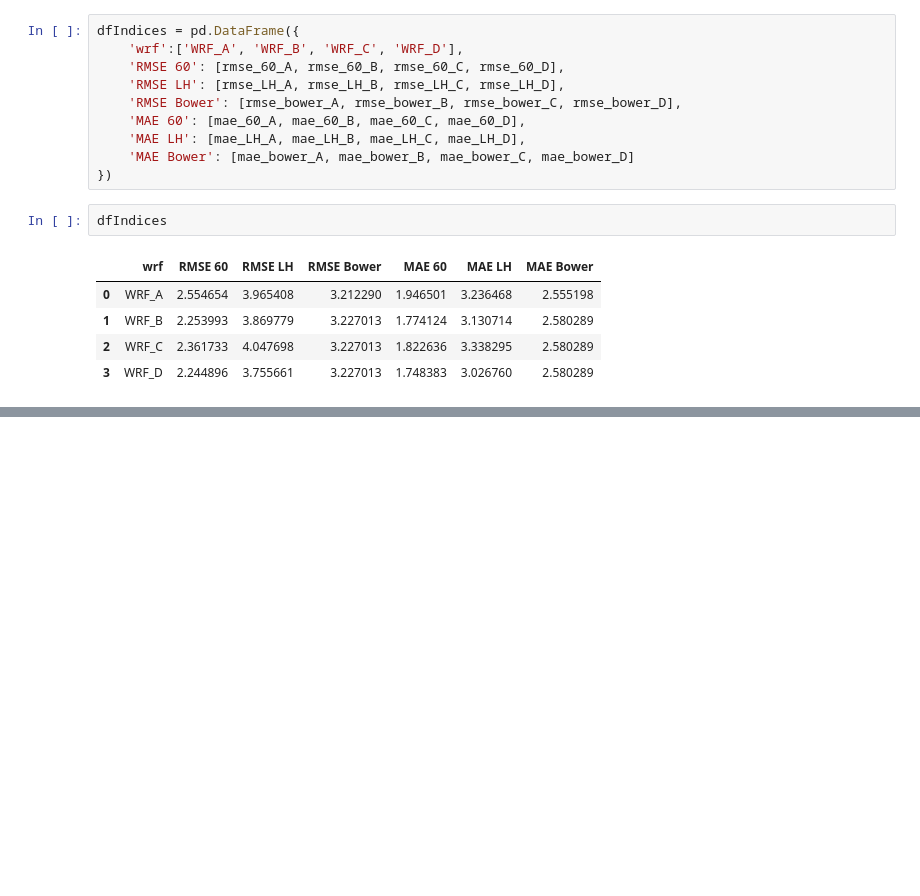
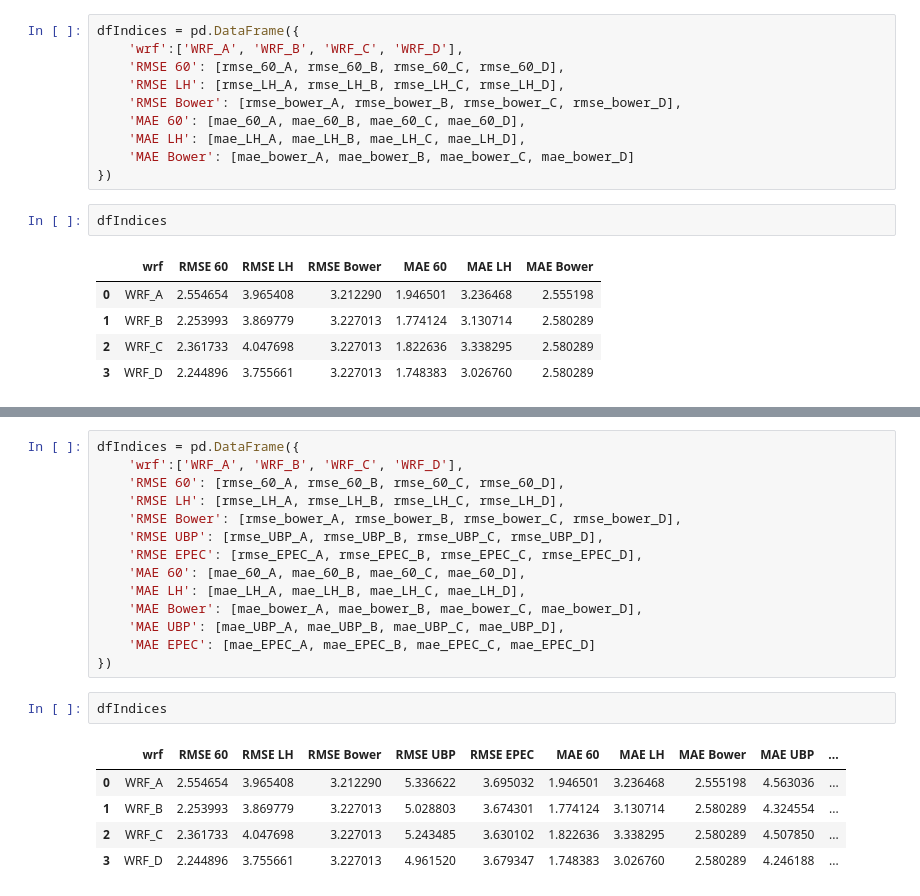
Before and after one commit to OHMC/Calibracion-Temperatura, a Jupyter notebook: notebooks/Comparaciones WRF Emas.ipynb, the cells around one changed output, grey strips where cells are left out. Saved outputs shown, nothing was run; the diff lists cells and outputs as text; blank space fills up the shorter version.

```diff
--- a/notebooks/Comparaciones WRF Emas.ipynb
+++ b/notebooks/Comparaciones WRF Emas.ipynb
@@ -204,0 +346,22 @@ dfIndices
+# %%
+dfIndices = pd.DataFrame({
+    'wrf':['WRF_A', 'WRF_B', 'WRF_C', 'WRF_D'],
+    'RMSE 60': [rmse_60_A, rmse_60_B, rmse_60_C, rmse_60_D],
+    'RMSE LH': [rmse_LH_A, rmse_LH_B, rmse_LH_C, rmse_LH_D],
+    'RMSE Bower': [rmse_bower_A, rmse_bower_B, rmse_bower_C, rmse_bower_D],
+    'RMSE UBP': [rmse_UBP_A, rmse_UBP_B, rmse_UBP_C, rmse_UBP_D],
+    'RMSE EPEC': [rmse_EPEC_A, rmse_EPEC_B, rmse_EPEC_C, rmse_EPEC_D],
+    'MAE 60': [mae_60_A, mae_60_B, mae_60_C, mae_60_D],
+    'MAE LH': [mae_LH_A, mae_LH_B, mae_LH_C, mae_LH_D],
+    'MAE Bower': [mae_bower_A, mae_bower_B, mae_bower_C, mae_bower_D],
+    'MAE UBP': [mae_UBP_A, mae_UBP_B, mae_UBP_C, mae_UBP_D],
+    'MAE EPEC': [mae_EPEC_A, mae_EPEC_B, mae_EPEC_C, mae_EPEC_D]
+})
+# %%
+dfIndices
+# %% [output]
+|  | wrf | RMSE 60 | RMSE LH | RMSE Bower | RMSE UBP | RMSE EPEC | MAE 60 | MAE LH | MAE Bower | MAE UBP | ... |
+| 0 | WRF_A | 2.554654 | 3.965408 | 3.212290 | 5.336622 | 3.695032 | 1.946501 | 3.236468 | 2.555198 | 4.563036 | ... |
+| 1 | WRF_B | 2.253993 | 3.869779 | 3.227013 | 5.028803 | 3.674301 | 1.774124 | 3.130714 | 2.580289 | 4.324554 | ... |
+| 2 | WRF_C | 2.361733 | 4.047698 | 3.227013 | 5.243485 | 3.630102 | 1.822636 | 3.338295 | 2.580289 | 4.507850 | ... |
+| 3 | WRF_D | 2.244896 | 3.755661 | 3.227013 | 4.961520 | 3.679347 | 1.748383 | 3.026760 | 2.580289 | 4.246188 | ... |
```
Also changed, not shown: parts of 12 cells of this notebook, 1 other file.
